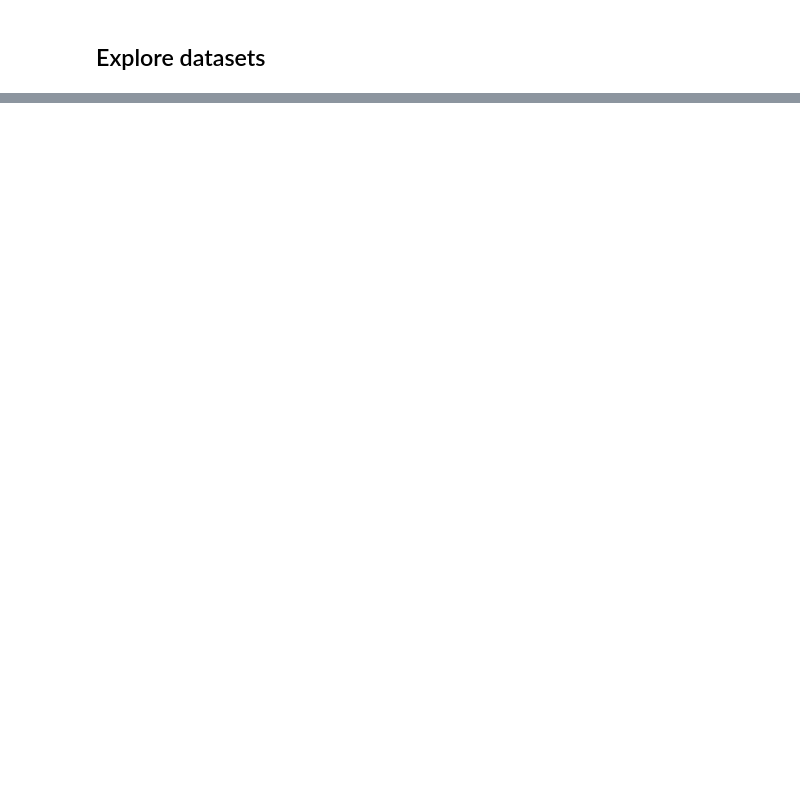
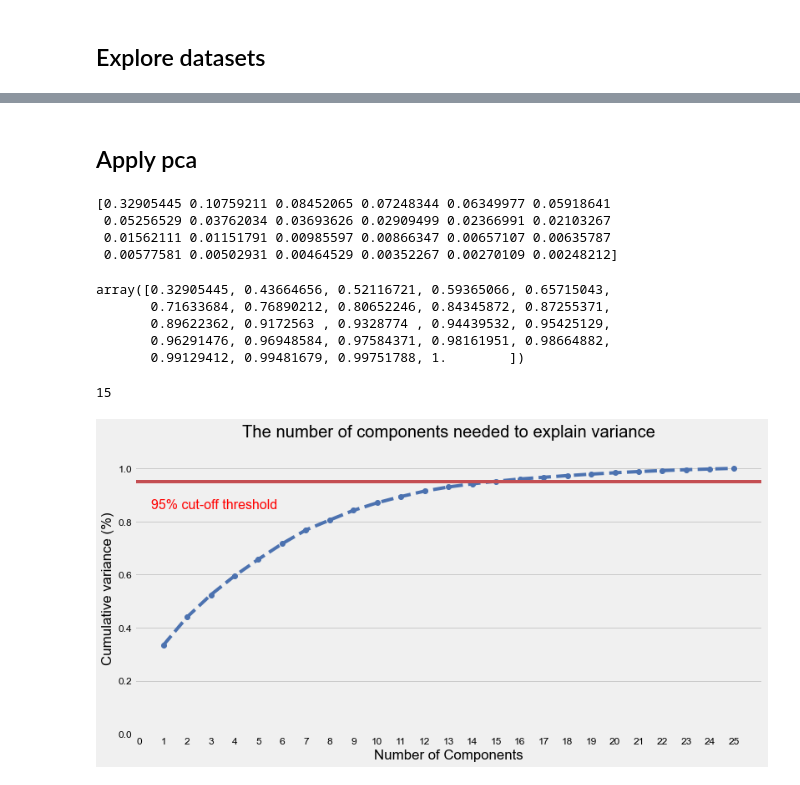
Before and after one commit to ybendou/mini-projet-ml-mce, a Jupyter notebook: explore/explore1.ipynb, the cells around one changed output, grey strips where cells are left out. Cells and saved outputs as stored; diff of their text form; code cells hidden in the pictures; blank space fills up the shorter version.

```diff
--- a/explore/explore1.ipynb
+++ b/explore/explore1.ipynb
@@ -92,0 +64,4 @@ clean_noisy_data(bank_dataset).sample(5)
+# %%
+data = center_encode(kidney_dataset.iloc[:,:-1], num_variables, categ_variables) # center and normalize the numerical data
+# %%
+data[kidney_dataset.columns[-1]] = kidney_dataset[kidney_dataset.columns[-1]]
@@ -92,0 +94,13 @@ clean_noisy_data(bank_dataset).sample(5)
+# %% [markdown]
+## Apply pca
+# %%
+from sklearn.decomposition import PCA
+X,y = data.values[:,:-1],data.values[:,-1]
+pca = PCA()
+pca.fit(X)
+print(pca.explained_variance_ratio_)
+# %% [output]
+[0.32905445 0.10759211 0.08452065 0.07248344 0.06349977 0.05918641
+ 0.05256529 0.03762034 0.03693626 0.02909499 0.02366991 0.02103267
+ 0.01562111 0.01151791 0.00985597 0.00866347 0.00657107 0.00635787
+ 0.00577581 0.00502931 0.00464529 0.00352267 0.00270109 0.00248212]
@@ -92,0 +109,38 @@ clean_noisy_data(bank_dataset).sample(5)
+# %%
+y
+# %% [output]
+array([0.32905445, 0.43664656, 0.52116721, 0.59365066, 0.65715043,
+       0.71633684, 0.76890212, 0.80652246, 0.84345872, 0.87255371,
+       0.89622362, 0.9172563 , 0.9328774 , 0.94439532, 0.95425129,
+       0.96291476, 0.96948584, 0.97584371, 0.98161951, 0.98664882,
+       0.99129412, 0.99481679, 0.99751788, 1.        ])
+# %%
+cut_off_variance = 0.95
+len(data.columns) - sum(y>=cut_off_variance)
+# %% [output]
+15
+# %%
+pca = PCA().fit(data)
+
+import matplotlib.pyplot as plt
+plt.rcParams["figure.figsize"] = (12,6)
+
+fig, ax = plt.subplots()
+xi = np.arange(1, len(data.columns)+1, step=1)
+y = np.cumsum(pca.explained_variance_ratio_)
+
+plt.ylim(0.0,1.1)
+plt.plot(xi, y, marker='o', linestyle='--', color='b')
+
+plt.xlabel('Number of Components')
+plt.xticks(np.arange(0, len(data.columns)+1, step=1)) #change from 0-based array index to 1-based human-readable label
+plt.ylabel('Cumulative variance (%)')
+plt.title('The number of components needed to explain variance')
+
+plt.axhline(y=0.95, color='r', linestyle='-')
+plt.text(0.5, 0.85, '95% cut-off threshold', color = 'red', fontsize=16)
+
+ax.grid(axis='x')
+plt.show()
+# %% [output]
+[figure, added]
```
Also changed, not shown: parts of 14 cells of this notebook, 2 other files.
